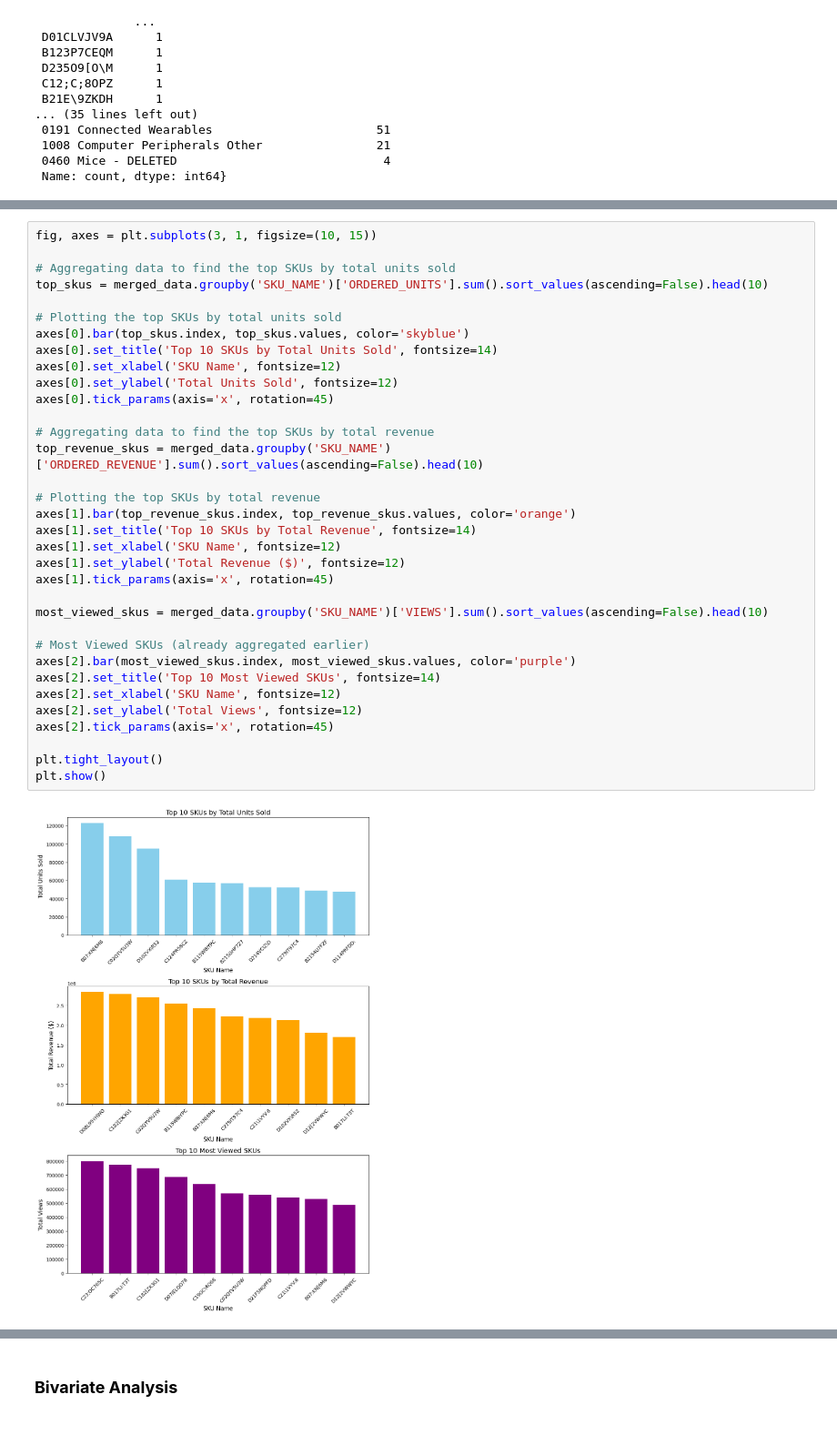
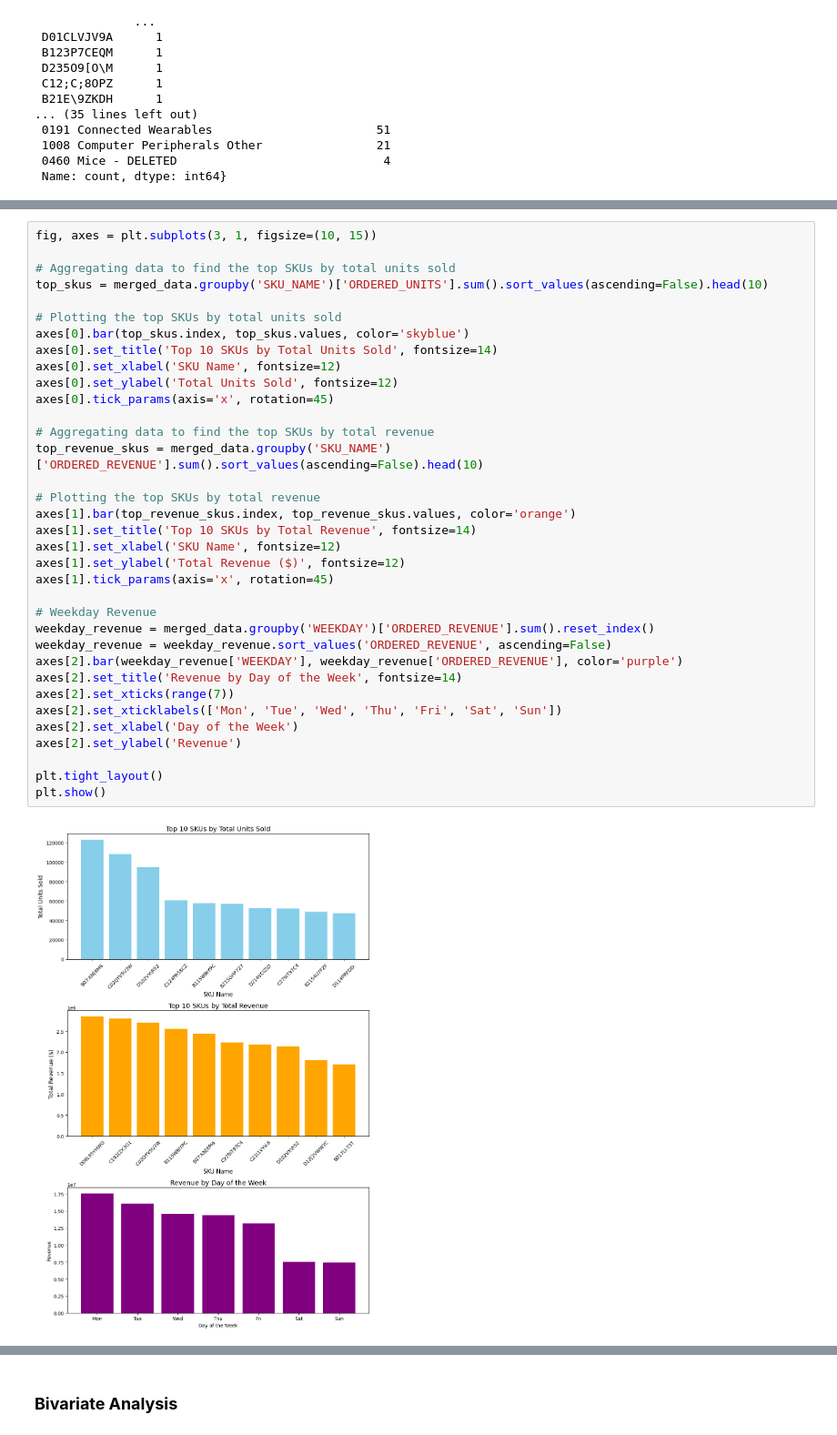
Before and after one commit to mohithsaran/GurujiAstroAssignment, a Jupyter notebook: Sales_Analytics.ipynb, the cells around one changed output, grey strips where cells are left out. Shown at 91% size. Saved outputs shown, nothing was run; the diff lists cells and outputs as text.

```diff
--- a/Sales_Analytics.ipynb
+++ b/Sales_Analytics.ipynb
@@ -329,36 +336,37 @@ categorical_analysis
 # %%
 fig, axes = plt.subplots(3, 1, figsize=(10, 15))
 
 # Aggregating data to find the top SKUs by total units sold
 top_skus = merged_data.groupby('SKU_NAME')['ORDERED_UNITS'].sum().sort_values(ascending=False).head(10)
 
 # Plotting the top SKUs by total units sold
 axes[0].bar(top_skus.index, top_skus.values, color='skyblue')
 axes[0].set_title('Top 10 SKUs by Total Units Sold', fontsize=14)
 axes[0].set_xlabel('SKU Name', fontsize=12)
 axes[0].set_ylabel('Total Units Sold', fontsize=12)
 axes[0].tick_params(axis='x', rotation=45)
 
 # Aggregating data to find the top SKUs by total revenue
 top_revenue_skus = merged_data.groupby('SKU_NAME')['ORDERED_REVENUE'].sum().sort_values(ascending=False).head(10)
 
 # Plotting the top SKUs by total revenue
 axes[1].bar(top_revenue_skus.index, top_revenue_skus.values, color='orange')
 axes[1].set_title('Top 10 SKUs by Total Revenue', fontsize=14)
 axes[1].set_xlabel('SKU Name', fontsize=12)
 axes[1].set_ylabel('Total Revenue ($)', fontsize=12)
 axes[1].tick_params(axis='x', rotation=45)
 
-most_viewed_skus = merged_data.groupby('SKU_NAME')['VIEWS'].sum().sort_values(ascending=False).head(10)
-
-# Most Viewed SKUs (already aggregated earlier)
-axes[2].bar(most_viewed_skus.index, most_viewed_skus.values, color='purple')
-axes[2].set_title('Top 10 Most Viewed SKUs', fontsize=14)
-axes[2].set_xlabel('SKU Name', fontsize=12)
-axes[2].set_ylabel('Total Views', fontsize=12)
-axes[2].tick_params(axis='x', rotation=45)
+# Weekday Revenue
+weekday_revenue = merged_data.groupby('WEEKDAY')['ORDERED_REVENUE'].sum().reset_index()
+weekday_revenue = weekday_revenue.sort_values('ORDERED_REVENUE', ascending=False)
+axes[2].bar(weekday_revenue['WEEKDAY'], weekday_revenue['ORDERED_REVENUE'], color='purple')
+axes[2].set_title('Revenue by Day of the Week', fontsize=14)
+axes[2].set_xticks(range(7))
+axes[2].set_xticklabels(['Mon', 'Tue', 'Wed', 'Thu', 'Fri', 'Sat', 'Sun'])
+axes[2].set_xlabel('Day of the Week')
+axes[2].set_ylabel('Revenue')
 
 plt.tight_layout()
 plt.show()
 # %% [output]
-[figure, old version]
+[figure, new version]
```
Also changed, not shown: parts of 4 cells of this notebook.
